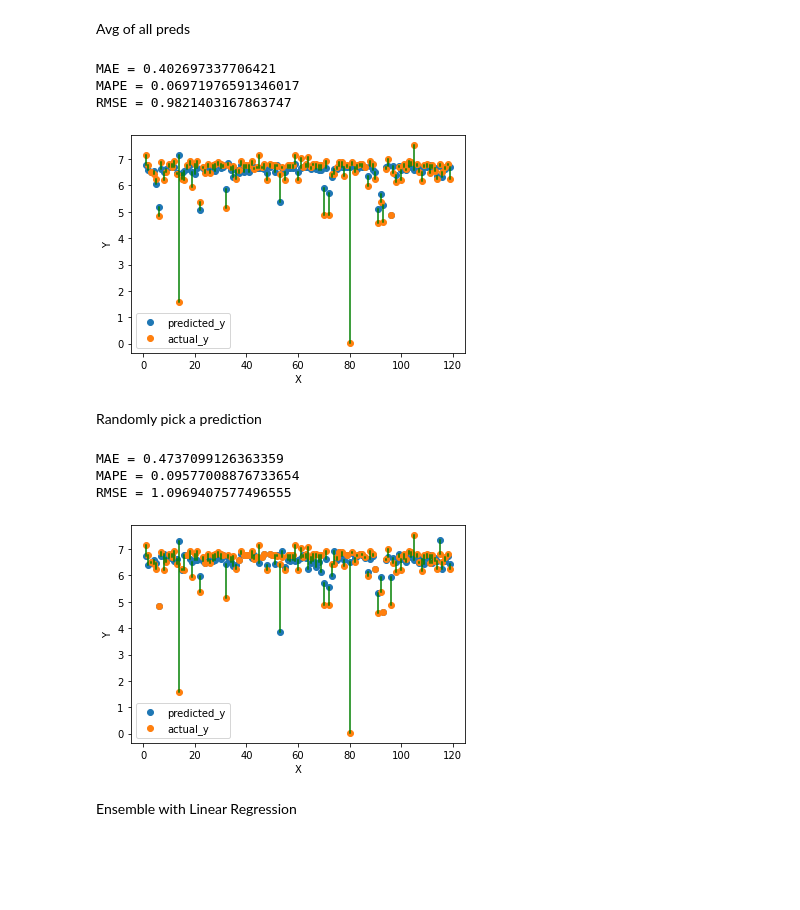
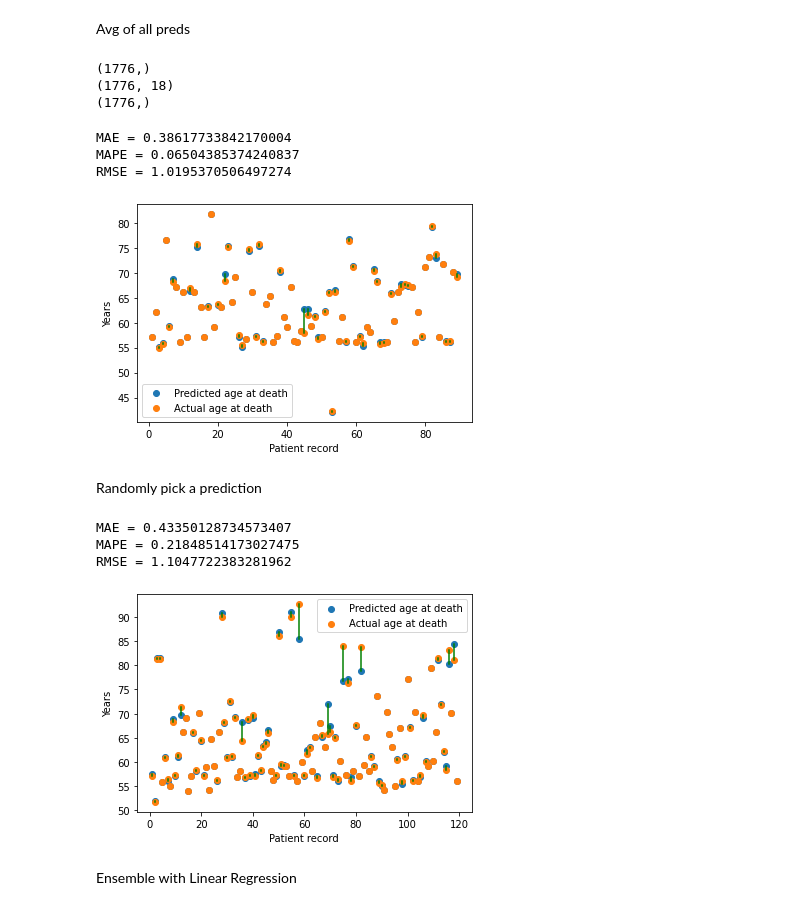
Before and after one commit to harshith7823/CS760-Project, a Jupyter notebook: part-2/Closest point/part2_model_based_knn_filled.ipynb, the cells around one changed output. Drawn from its saved outputs; the diff is of its cells as text; code cells hidden in the pictures; blank space fills up the shorter version.

```diff
--- a/part-2/Closest point/part2_model_based_knn_filled.ipynb
+++ b/part-2/Closest point/part2_model_based_knn_filled.ipynb
@@ -172,6 +216,7 @@ print(combined_data['DEATH [d from CT]'].isnull().sum())
 # %%
-y = combined_data.iloc[:,28]
-X = combined_data.iloc[:, 0:28]
+m = combined_data.columns.get_loc('DEATH [d from CT]')
+y = combined_data.iloc[:,m]
+X = combined_data.iloc[:, 0:m]
 X_train, X_test, y_train, y_test  = train_test_split(X, y, test_size=0.2)
 # %%
 print(X_train.shape)
@@ -220,7 +264,7 @@ RMSE = 1.3014140300616197
 RFparams2={'n_estimators':[70],
           'min_samples_split':[20],
           'min_samples_leaf': [4],
-           'max_features': [20],
+           'max_features': [18],
            'max_depth': [15],
            'bootstrap': [True]}
 
@@ -236,19 +280,28 @@ RMSE = 0.9537869021748934
 # %% [markdown]
 Build Ensemble
 # %%
-array_preds = np.array([elastic_net_pred, knn_pred, svr_pred, lasso_pred, dtree_pred, rf_pred])
+array_preds = np.array([elastic_net_pred, svr_pred, lasso_pred, dtree_pred, rf_pred])
 # %% [markdown]
 Avg of all preds
 # %%
 y_ens_avg = np.mean((array_preds), axis=0 )
+# %%
+print(y_ens_avg.shape)
+print(X_test.shape)
+age = X_test['Age at CT']
+print(age.shape)
+# %% [output]
+(1776,)
+(1776, 18)
+(1776,)
 # %%
 print_error(y_ens_avg, y_test)
-plot_results(y_ens_avg, y_test)
+plot_results(y_ens_avg + age , y_test + age, 20)
 # %% [output]
-MAE = 0.402697337706421
-MAPE = 0.06971976591346017
-RMSE = 0.9821403167863747
+MAE = 0.38617733842170004
+MAPE = 0.06504385374240837
+RMSE = 1.0195370506497274
-[figure, old version]
+[figure, new version]
 # %% [markdown]
 Randomly pick a prediction
 # %%
@@ -261,12 +314,12 @@ for i,y in enumerate(y_test):
   y_ens.append( array_preds[j][i])
 # %%
 print_error(y_ens, y_test)
-plot_results(y_ens, y_test)
+plot_results(y_ens + age, y_test + age)
 # %% [output]
-MAE = 0.4737099126363359
-MAPE = 0.09577008876733654
-RMSE = 1.0969407577496555
+MAE = 0.43350128734573407
+MAPE = 0.21848514173027475
+RMSE = 1.1047722383281962
-[figure, old version]
+[figure, new version]
 # %% [markdown]
 Ensemble with Linear Regression
 # %%
```
Also changed, not shown: parts of 21 cells of this notebook.
